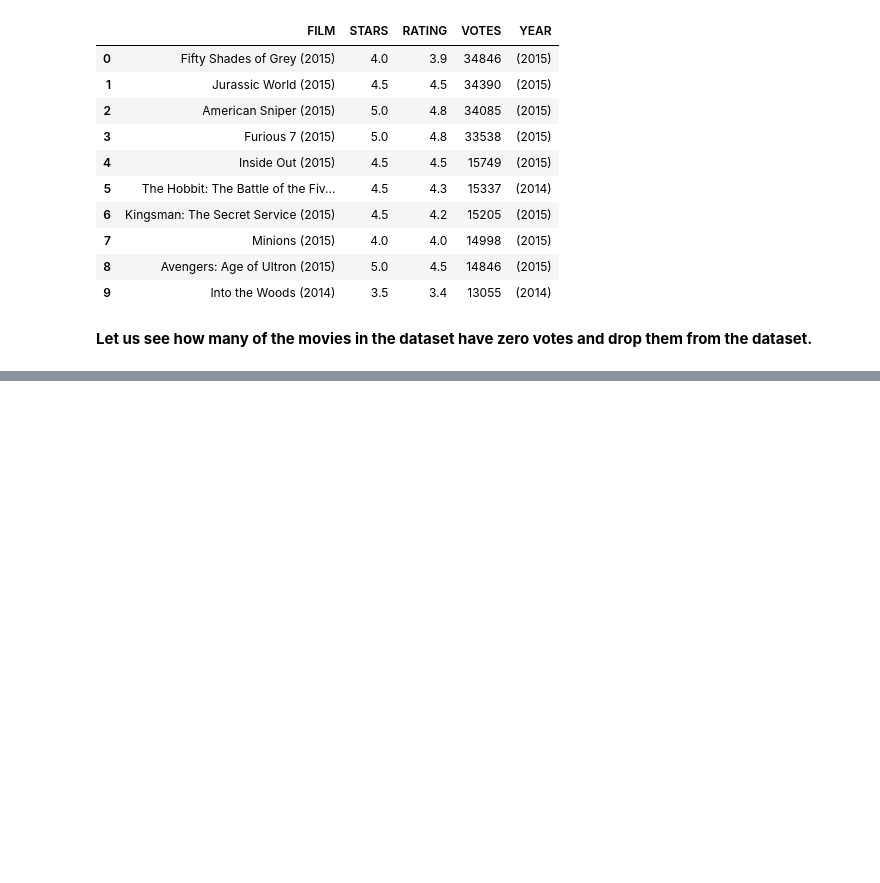
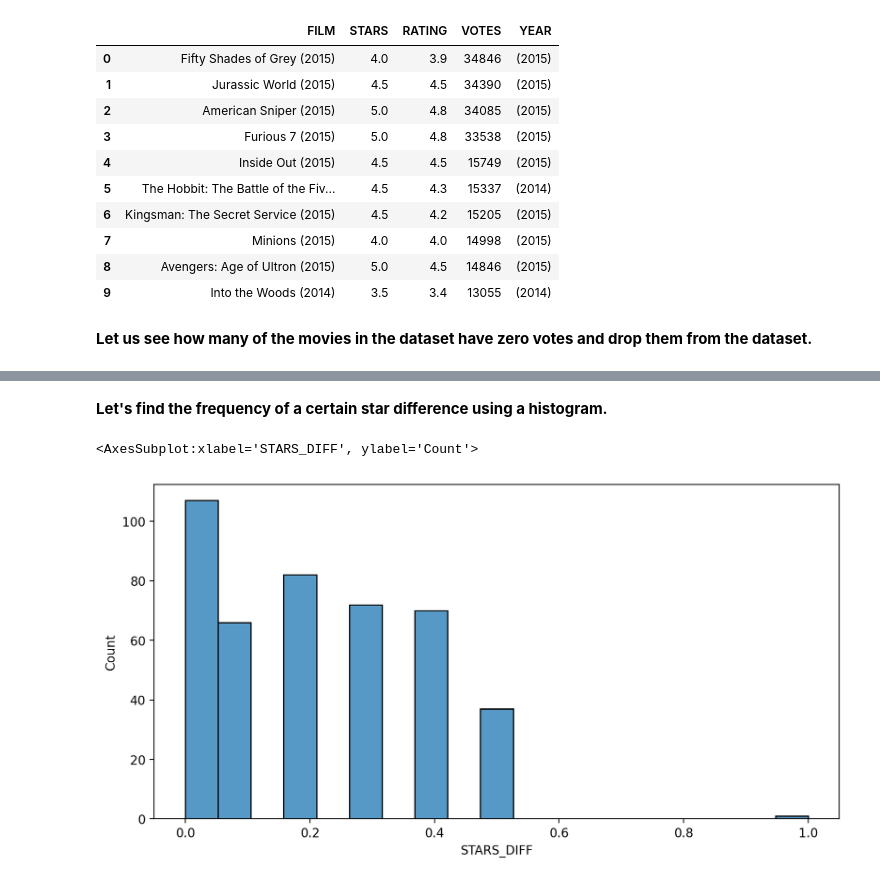
Before and after one commit to shineali1/movie-ratings-repo, a Jupyter notebook: Data Visualization - Fandango Movie Ratings.ipynb, the cells around one changed output, grey strips where cells are left out. Cells and saved outputs as stored; diff of their text form; code cells hidden in the pictures; blank space fills up the shorter version.

```diff
--- a/Data Visualization - Fandango Movie Ratings.ipynb
+++ b/Data Visualization - Fandango Movie Ratings.ipynb
@@ -156,0 +171,3 @@ reviewed_films = fandango[(fandango['VOTES']>0)]
+# %%
+reviewed_films['STARS_DIFF']=(reviewed_films['STARS']-reviewed_films['RATING'])
+reviewed_films
@@ -156,0 +188,9 @@ reviewed_films = fandango[(fandango['VOTES']>0)]
+# %% [markdown]
+**Let's find the frequency of a certain star difference using a histogram.**
+# %%
+#CODE HERE
+plt.figure(figsize=(10,5),dpi=200)
+sns.histplot(data=reviewed_films,x='STARS_DIFF')
+# %% [output]
+<AxesSubplot:xlabel='STARS_DIFF', ylabel='Count'>
+[figure, added]
```
Also changed, not shown: parts of 7 cells of this notebook.
